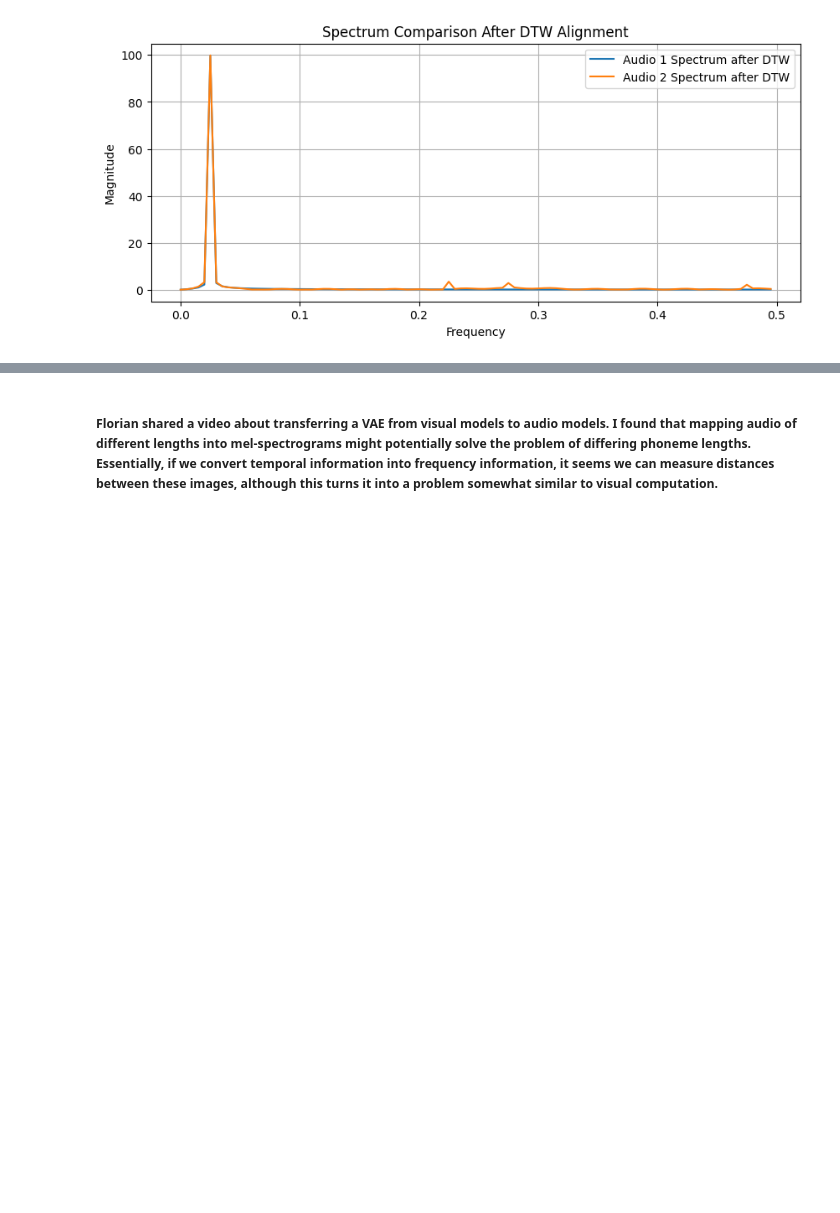
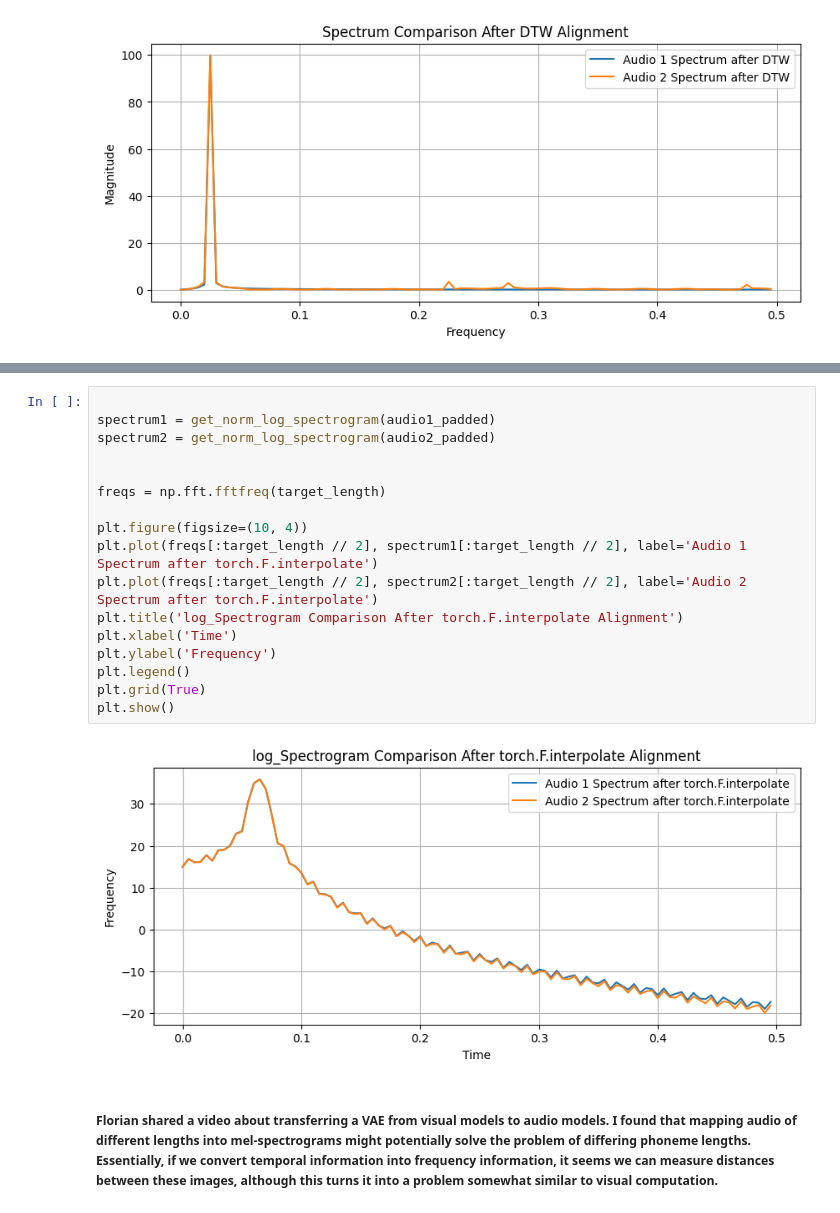
Before and after one commit to dashpulsar/dashpulsar.github.io, a Jupyter notebook: BrainlikeASR/wave.ipynb, the cells around one changed output, grey strips where cells are left out. Cells and saved outputs as stored; diff of their text form; blank space fills up the shorter version.

```diff
--- a/BrainlikeASR/wave.ipynb
+++ b/BrainlikeASR/wave.ipynb
@@ -193,3 +261,22 @@ plt.show()
+# %%
+
+spectrum1 = get_norm_log_spectrogram(audio1_padded)
+spectrum2 = get_norm_log_spectrogram(audio2_padded)
+
+
+freqs = np.fft.fftfreq(target_length)
+
+plt.figure(figsize=(10, 4))
+plt.plot(freqs[:target_length // 2], spectrum1[:target_length // 2], label='Audio 1 Spectrum after torch.F.interpolate')
+plt.plot(freqs[:target_length // 2], spectrum2[:target_length // 2], label='Audio 2 Spectrum after torch.F.interpolate')
+plt.title('log_Spectrogram Comparison After torch.F.interpolate Alignment')
+plt.xlabel('Time')
+plt.ylabel('Frequency')
+plt.legend()
+plt.grid(True)
+plt.show()
+# %% [output]
+[figure, added]
 # %% [markdown]
 ##### Florian shared a video about transferring a VAE from visual models to audio models. I found that mapping audio of different lengths into mel-spectrograms might potentially solve the problem of differing phoneme lengths. Essentially, if we convert temporal information into frequency information, it seems we can measure distances between these images, although this turns it into a problem somewhat similar to visual computation.
 # %% [markdown]
```
Also changed, not shown: parts of 5 cells of this notebook.
